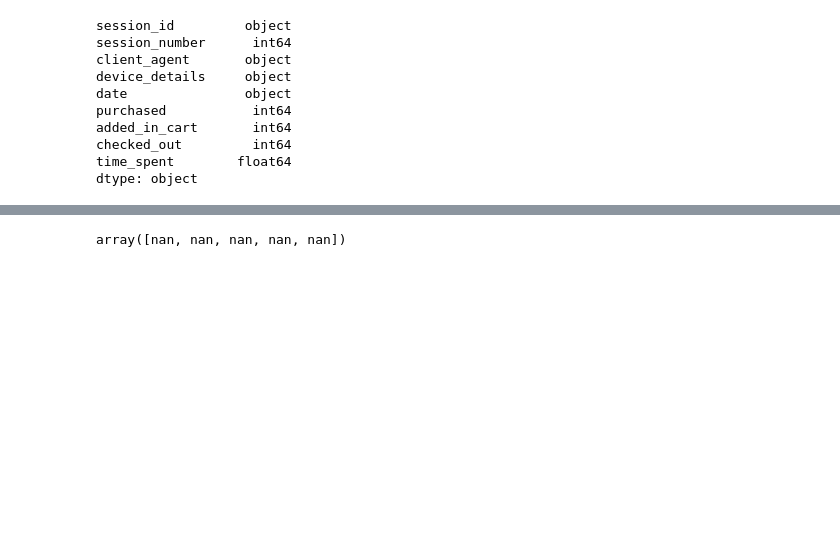
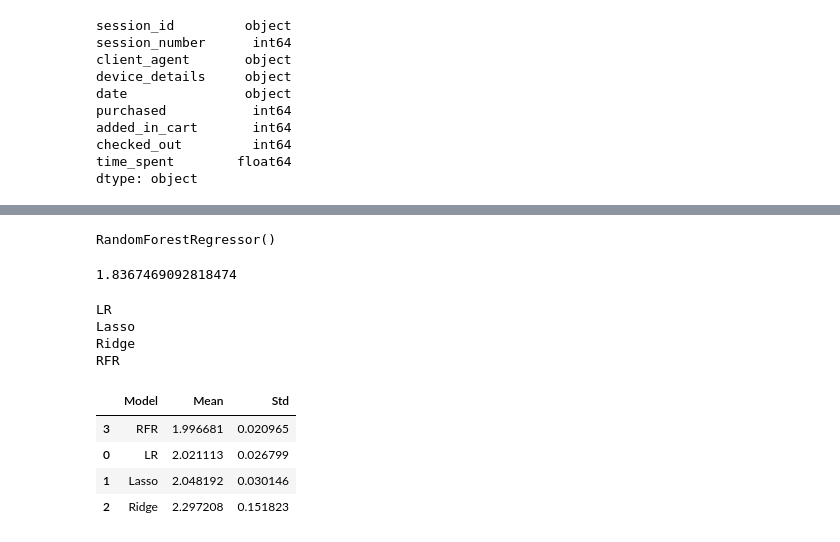
Before and after one commit to susmitpy/DataScienceProjectStarterKit, a Jupyter notebook: phases/Modelling.ipynb, the cells around one changed output, grey strips where cells are left out. Drawn from its saved outputs; the diff is of its cells as text; code cells hidden in the pictures; blank space fills up the shorter version.

```diff
--- a/phases/Modelling.ipynb
+++ b/phases/Modelling.ipynb
@@ -48,15 +48,54 @@ data_prepping = make_pipeline(
+# %%
+rf = RandomForestRegressor()
+rf.fit(X_train,y_train)
+# %% [output]
+RandomForestRegressor()
+# %%
+y_pred = rf.predict(data_prepping.transform(X_test))
+np.sqrt(mean_squared_log_error(y_test,y_pred))
+# %% [output]
+1.8367469092818474
 # %%
 models = {
     "LR" : LinearRegression(),
-    "Lasso" : Lasso(alpha=0.8),
+    "Lasso" : Lasso(alpha=1.0),
     "Ridge" : BayesianRidge(),
     "RFR" : RandomForestRegressor(criterion="mse"),
-    "ABR" : AdaBoostRegressor(base_estimator=LinearRegression())
 }
 
-scores = {
-
-}
+scores = []
+# %%
+for model_name,model in models.items():
+    losses = []
+    print(model_name)
+    for i in range(5):
+        X_train, X_test, y_train, y_test = train_test_split(train.drop("time_spent",axis=1),train["time_spent"],test_size=0.2)
+        pipe = make_pipeline(data_prepping,model)
+        pipe.fit(X_train,y_train)
+        y_pred = pipe.predict(X_test)
+        y_pred = np.where(y_pred<0,0,y_pred)
+
+        loss = np.sqrt(mean_squared_log_error(y_test,y_pred))
+        losses.append(loss)
+
+    mean = np.array(losses).mean()
+    std = np.array(losses).std()
+
+    score = {"Model" : model_name, "Mean" : mean, "Std" : std}
+    scores.append(score)
+# %% [output]
+LR
+Lasso
+Ridge
+RFR
+# %%
+pd.DataFrame(scores).sort_values(["Mean","Std"])
+# %% [output]
+|  | Model | Mean | Std |
+| 3 | RFR | 1.996681 | 0.020965 |
+| 0 | LR | 2.021113 | 0.026799 |
+| 1 | Lasso | 2.048192 | 0.030146 |
+| 2 | Ridge | 2.297208 | 0.151823 |
 # %%
 X = train.drop("time_spent",axis=1)
 y = train["time_spent"]
@@ -75,6 +103,0 @@ def calculate_root_mean_squared_log_error(y_true, y_pred):
-# %%
-scorer = make_scorer(calculate_root_mean_squared_log_error)
-pipe = make_pipeline(data_prepping,Lasso())
-cross_val_score(pipe,X,y,cv=5,scoring=scorer)
-# %% [output]
-array([nan, nan, nan, nan, nan])
```
Also changed, not shown: parts of 24 cells of this notebook, 4 other files.
